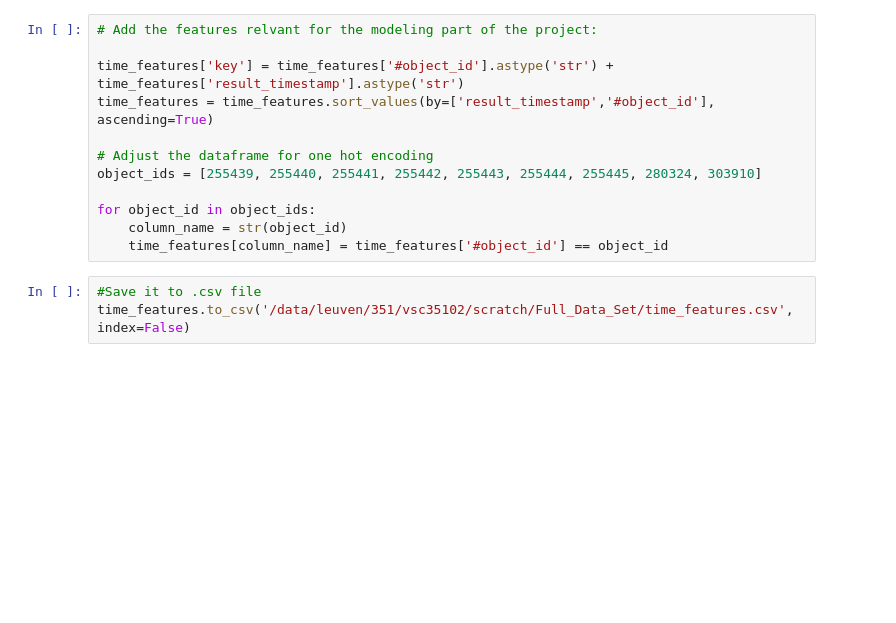
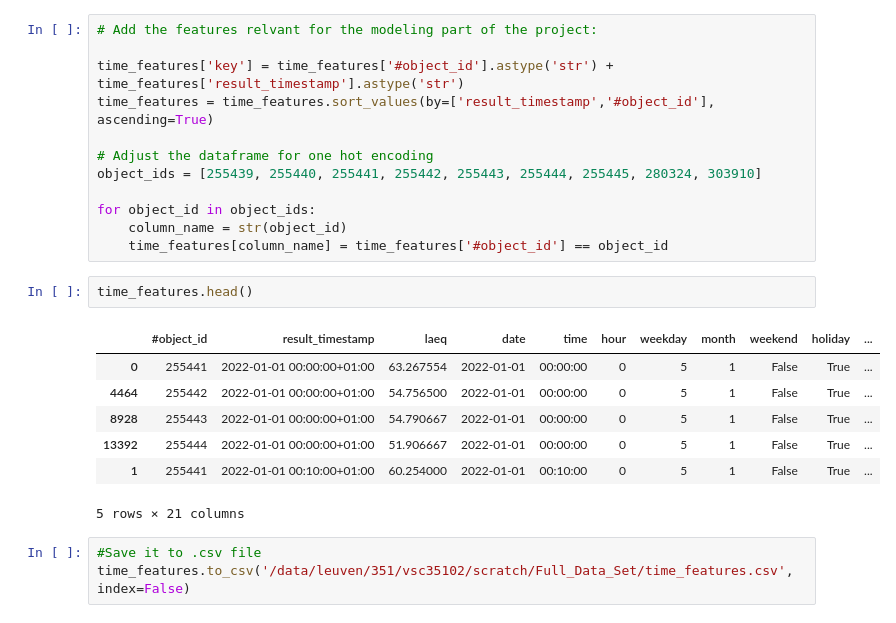
Before and after one commit to IvanaOsredek/ModernDataAnalyticsProject, a Jupyter notebook: Final_optimization.ipynb, the cells around one changed output. Saved outputs shown, nothing was run; the diff lists cells and outputs as text; blank space fills up the shorter version.

```diff
--- a/Final_optimization.ipynb
+++ b/Final_optimization.ipynb
@@ -181,6 +190,16 @@ object_ids = [255439, 255440, 255441, 255442, 255443, 255444, 255445, 280324, 30
 for object_id in object_ids:
     column_name = str(object_id)
     time_features[column_name] = time_features['#object_id'] == object_id
+# %%
+time_features.head()
+# %% [output]
+|  | #object_id | result_timestamp | laeq | date | time | hour | weekday | month | weekend | holiday | ... |
+| 0 | 255441 | 2022-01-01 00:00:00+01:00 | 63.267554 | 2022-01-01 | 00:00:00 | 0 | 5 | 1 | False | True | ... |
+| 4464 | 255442 | 2022-01-01 00:00:00+01:00 | 54.756500 | 2022-01-01 | 00:00:00 | 0 | 5 | 1 | False | True | ... |
+| 8928 | 255443 | 2022-01-01 00:00:00+01:00 | 54.790667 | 2022-01-01 | 00:00:00 | 0 | 5 | 1 | False | True | ... |
+| 13392 | 255444 | 2022-01-01 00:00:00+01:00 | 51.906667 | 2022-01-01 | 00:00:00 | 0 | 5 | 1 | False | True | ... |
+| 1 | 255441 | 2022-01-01 00:10:00+01:00 | 60.254000 | 2022-01-01 | 00:10:00 | 0 | 5 | 1 | False | True | ... |
+5 rows × 21 columns
 # %%
 #Save it to .csv file
 time_features.to_csv('/data/leuven/351/vsc35102/scratch/Full_Data_Set/time_features.csv', index=False)
```
Also changed, not shown: parts of 3 cells of this notebook.
